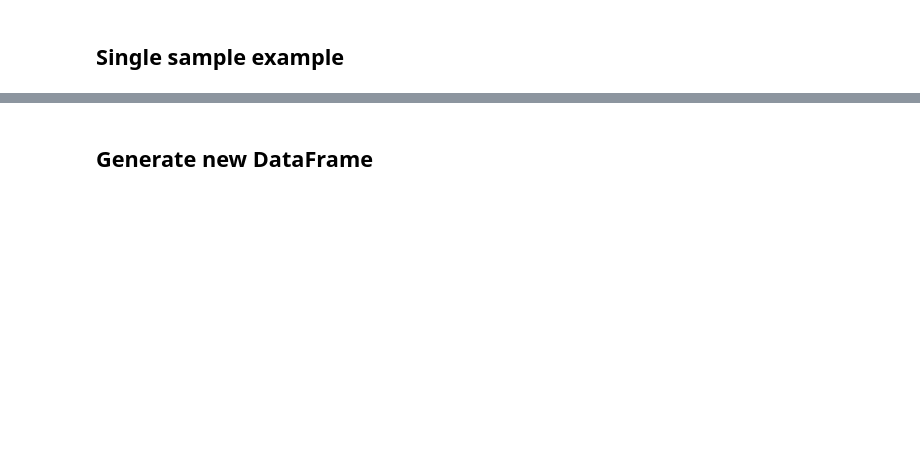
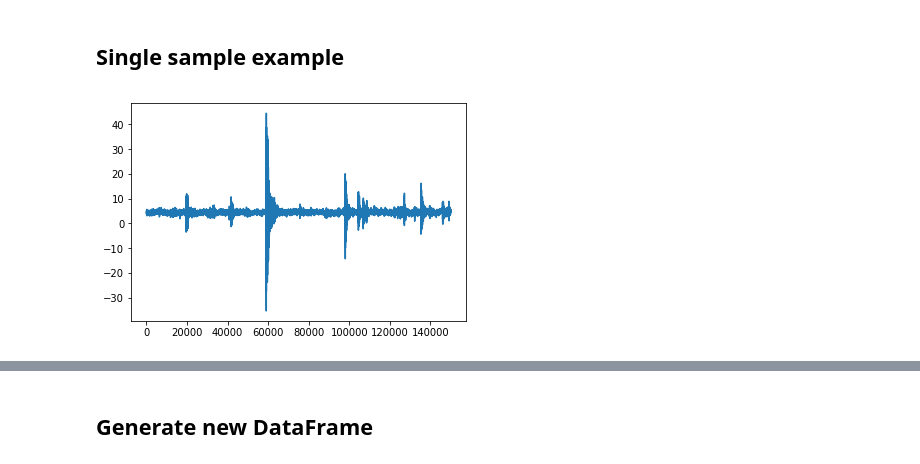
Before and after one commit to SIakovlev/LANL-Earthquake, a Jupyter notebook: src/drafts/fe_notebook.ipynb, the cells around one changed output, grey strips where cells are left out. Cells and saved outputs as stored; diff of their text form; code cells hidden in the pictures; blank space fills up the shorter version.

```diff
--- a/src/drafts/fe_notebook.ipynb
+++ b/src/drafts/fe_notebook.ipynb
@@ -83,8 +93,13 @@ smoothen = signal.convolve2d(smoothen, np.array([[0.25,0.25, 0.25, 0.25]]).T, mo
 # %%
 sample_len = 150000
 rnd_idx = random.randint(0, len(sig) - sample_len)
 sample_sig = sig[rnd_idx: rnd_idx + sample_len]
 sample_ttf = ttf[rnd_idx: rnd_idx + sample_len]
+
+plt.plot(sample_sig)
+plt.show()
+# %% [output]
+[figure, added]
 # %%
 %%time
 fs = 4000000.0
```
Also changed, not shown: parts of 6 cells of this notebook, 7 other files.
